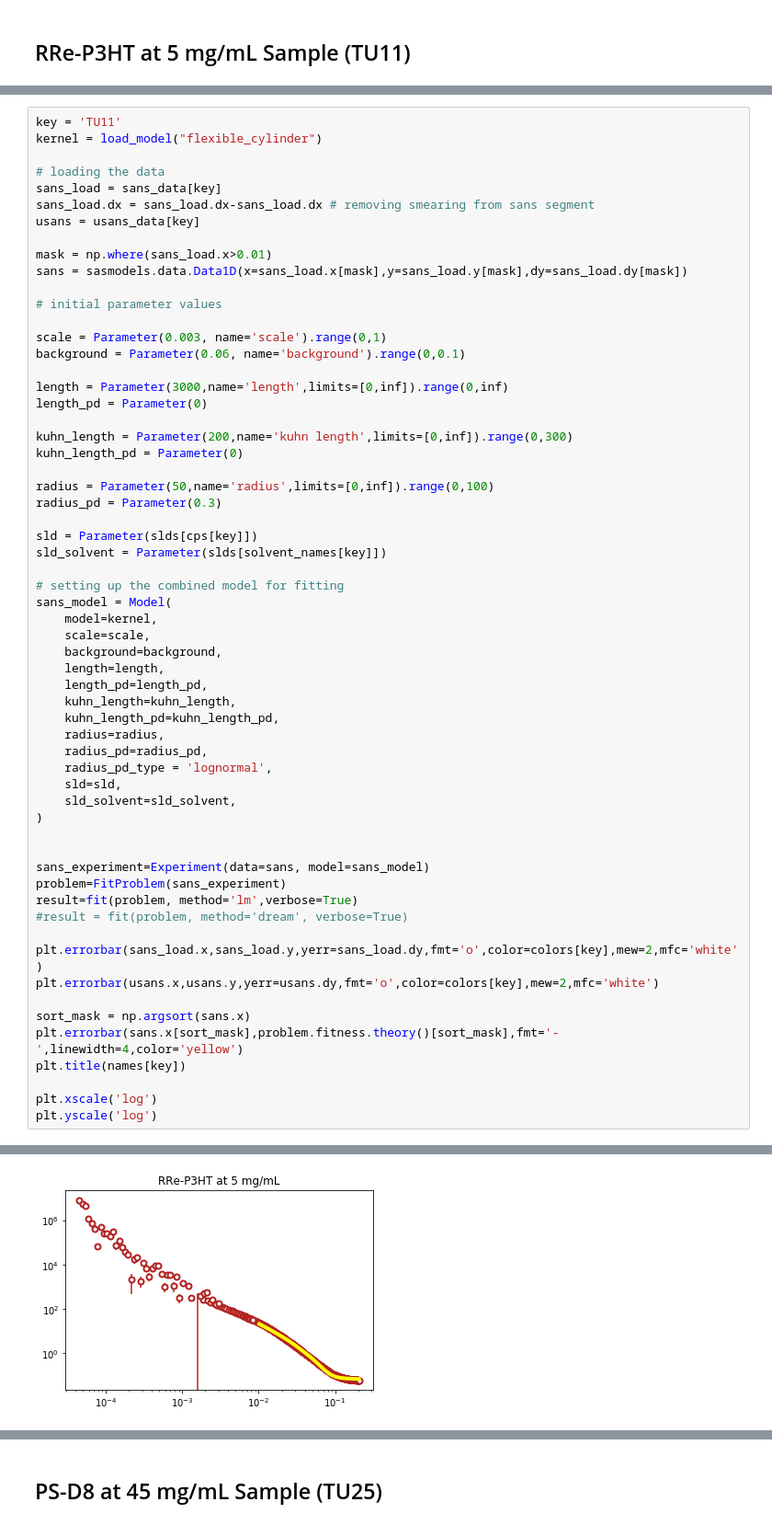
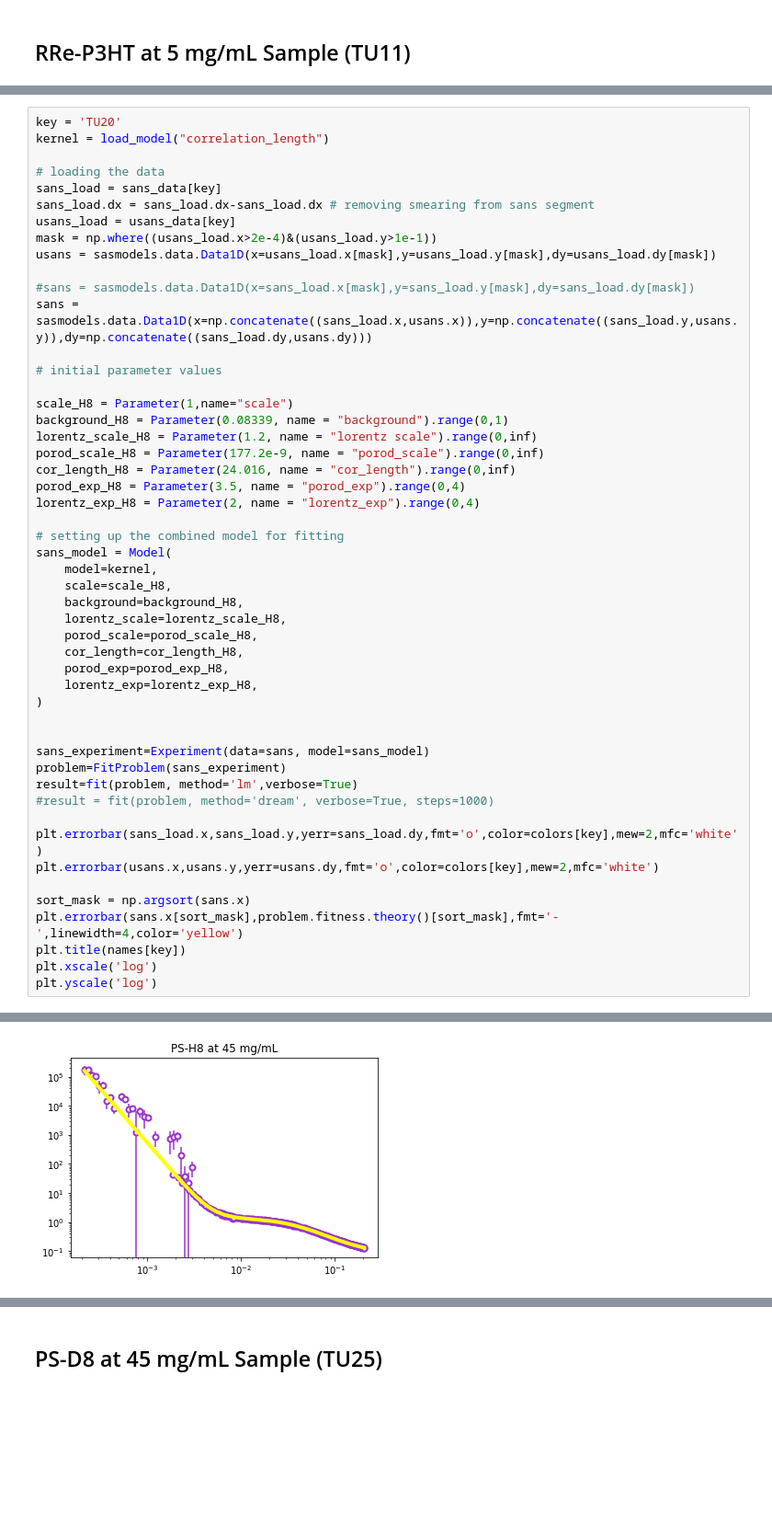
Before and after one commit to pozzo-research-group/c-wolf-blends-morphology, a Jupyter notebook: sans/Liquid_Samples/Fitting_RReP3HT_PS_Toluene.ipynb, the cells around one changed output, grey strips where cells are left out. Shown at 92% size. Drawn from its saved outputs; the diff is of its cells as text; blank space fills up the shorter version.

```diff
--- a/sans/Liquid_Samples/Fitting_RReP3HT_PS_Toluene.ipynb
+++ b/sans/Liquid_Samples/Fitting_RReP3HT_PS_Toluene.ipynb
@@ -166,53 +257,44 @@ plt.show()
 # %%
-key = 'TU11'
-kernel = load_model("flexible_cylinder")
+key = 'TU20'
+kernel = load_model("correlation_length")
 
 # loading the data
 sans_load = sans_data[key]
 sans_load.dx = sans_load.dx-sans_load.dx # removing smearing from sans segment
-usans = usans_data[key]
+usans_load = usans_data[key]
+mask = np.where((usans_load.x>2e-4)&(usans_load.y>1e-1))
+usans = sasmodels.data.Data1D(x=usans_load.x[mask],y=usans_load.y[mask],dy=usans_load.dy[mask])
 
-mask = np.where(sans_load.x>0.01)
-sans = sasmodels.data.Data1D(x=sans_load.x[mask],y=sans_load.y[mask],dy=sans_load.dy[mask])
+#sans = sasmodels.data.Data1D(x=sans_load.x[mask],y=sans_load.y[mask],dy=sans_load.dy[mask])
+sans = sasmodels.data.Data1D(x=np.concatenate((sans_load.x,usans.x)),y=np.concatenate((sans_load.y,usans.y)),dy=np.concatenate((sans_load.dy,usans.dy)))
 
 # initial parameter values
 
-scale = Parameter(0.003, name='scale').range(0,1)
-background = Parameter(0.06, name='background').range(0,0.1)
-
-length = Parameter(3000,name='length',limits=[0,inf]).range(0,inf)
-length_pd = Parameter(0)
-
-kuhn_length = Parameter(200,name='kuhn length',limits=[0,inf]).range(0,300)
-kuhn_length_pd = Parameter(0)
-
-radius = Parameter(50,name='radius',limits=[0,inf]).range(0,100)
-radius_pd = Parameter(0.3)
-
-sld = Parameter(slds[cps[key]])
-sld_solvent = Parameter(slds[solvent_names[key]])
+scale_H8 = Parameter(1,name="scale")
+background_H8 = Parameter(0.08339, name = "background").range(0,1)
+lorentz_scale_H8 = Parameter(1.2, name = "lorentz scale").range(0,inf)
+porod_scale_H8 = Parameter(177.2e-9, name = "porod_scale").range(0,inf)
+cor_length_H8 = Parameter(24.016, name = "cor_length").range(0,inf)
+porod_exp_H8 = Parameter(3.5, name = "porod_exp").range(0,4)
+lorentz_exp_H8 = Parameter(2, name = "lorentz_exp").range(0,4)
 
 # setting up the combined model for fitting
 sans_model = Model(
     model=kernel,
-    scale=scale,
-    background=background,
-    length=length,
-    length_pd=length_pd,
-    kuhn_length=kuhn_length,
-    kuhn_length_pd=kuhn_length_pd,
-    radius=radius,
-    radius_pd=radius_pd,
-    radius_pd_type = 'lognormal',
-    sld=sld,
-    sld_solvent=sld_solvent,
+    scale=scale_H8,
+    background=background_H8,
+    lorentz_scale=lorentz_scale_H8,
+    porod_scale=porod_scale_H8,
+    cor_length=cor_length_H8,
+    porod_exp=porod_exp_H8,
+    lorentz_exp=lorentz_exp_H8,
 )
 
 
 sans_experiment=Experiment(data=sans, model=sans_model)
 problem=FitProblem(sans_experiment)
 result=fit(problem, method='lm',verbose=True)
-#result = fit(problem, method='dream', verbose=True)
+#result = fit(problem, method='dream', verbose=True, steps=1000)
 
 plt.errorbar(sans_load.x,sans_load.y,yerr=sans_load.dy,fmt='o',color=colors[key],mew=2,mfc='white')
 plt.errorbar(usans.x,usans.y,yerr=usans.dy,fmt='o',color=colors[key],mew=2,mfc='white')
@@ -220,7 +302,6 @@ plt.errorbar(usans.x,usans.y,yerr=usans.dy,fmt='o',color=colors[key],mew=2,mfc='
 sort_mask = np.argsort(sans.x)
 plt.errorbar(sans.x[sort_mask],problem.fitness.theory()[sort_mask],fmt='-',linewidth=4,color='yellow')
 plt.title(names[key])
-
 plt.xscale('log')
 plt.yscale('log')
 # %% [output]
@@ -234,2 +316,2 @@ final chisq 87.442(26)
 ===========================================================================
-[figure, old version]
+[figure, new version]
```
Also changed, not shown: parts of 14 cells of this notebook.
